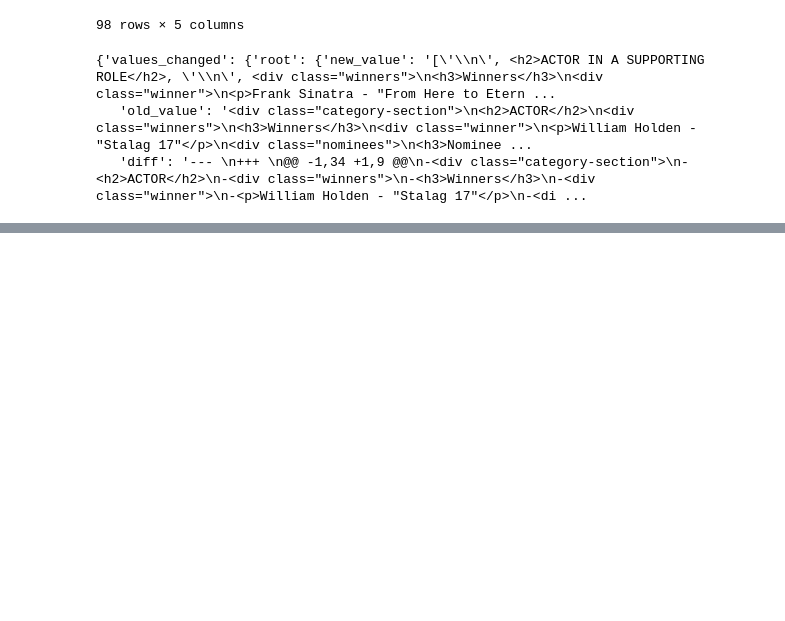
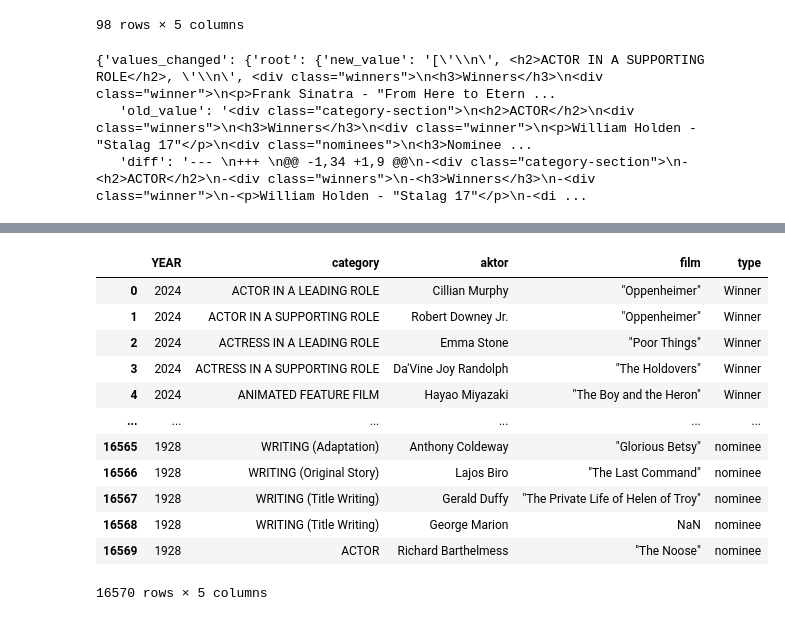
Before and after one commit to KawiorPL/FlaskApp, a Jupyter notebook: Untitled.ipynb, the cells around one changed output, grey strips where cells are left out. Saved outputs shown, nothing was run; the diff lists cells and outputs as text; code cells hidden in the pictures; blank space fills up the shorter version.

```diff
--- a/Untitled.ipynb
+++ b/Untitled.ipynb
@@ -1223,0 +1316,16 @@ roznica
+# %%
+data
+# %% [output]
+|  | YEAR | category | aktor | film | type |
+| 0 | 2024 | ACTOR IN A LEADING ROLE | Cillian Murphy | "Oppenheimer" | Winner |
+| 1 | 2024 | ACTOR IN A SUPPORTING ROLE | Robert Downey Jr. | "Oppenheimer" | Winner |
+| 2 | 2024 | ACTRESS IN A LEADING ROLE | Emma Stone | "Poor Things" | Winner |
+| 3 | 2024 | ACTRESS IN A SUPPORTING ROLE | Da'Vine Joy Randolph | "The Holdovers" | Winner |
+| 4 | 2024 | ANIMATED FEATURE FILM | Hayao Miyazaki | "The Boy and the Heron" | Winner |
+| ... | ... | ... | ... | ... | ... |
+| 16565 | 1928 | WRITING (Adaptation) | Anthony Coldeway | "Glorious Betsy" | nominee |
+| 16566 | 1928 | WRITING (Original Story) | Lajos Biro | "The Last Command" | nominee |
+| 16567 | 1928 | WRITING (Title Writing) | Gerald Duffy | "The Private Life of Helen of Troy" | nominee |
+| 16568 | 1928 | WRITING (Title Writing) | George Marion | NaN | nominee |
+| 16569 | 1928 | ACTOR | Richard Barthelmess | "The Noose" | nominee |
+16570 rows × 5 columns
```
Also changed, not shown: parts of 6 cells of this notebook, 10 other files.
